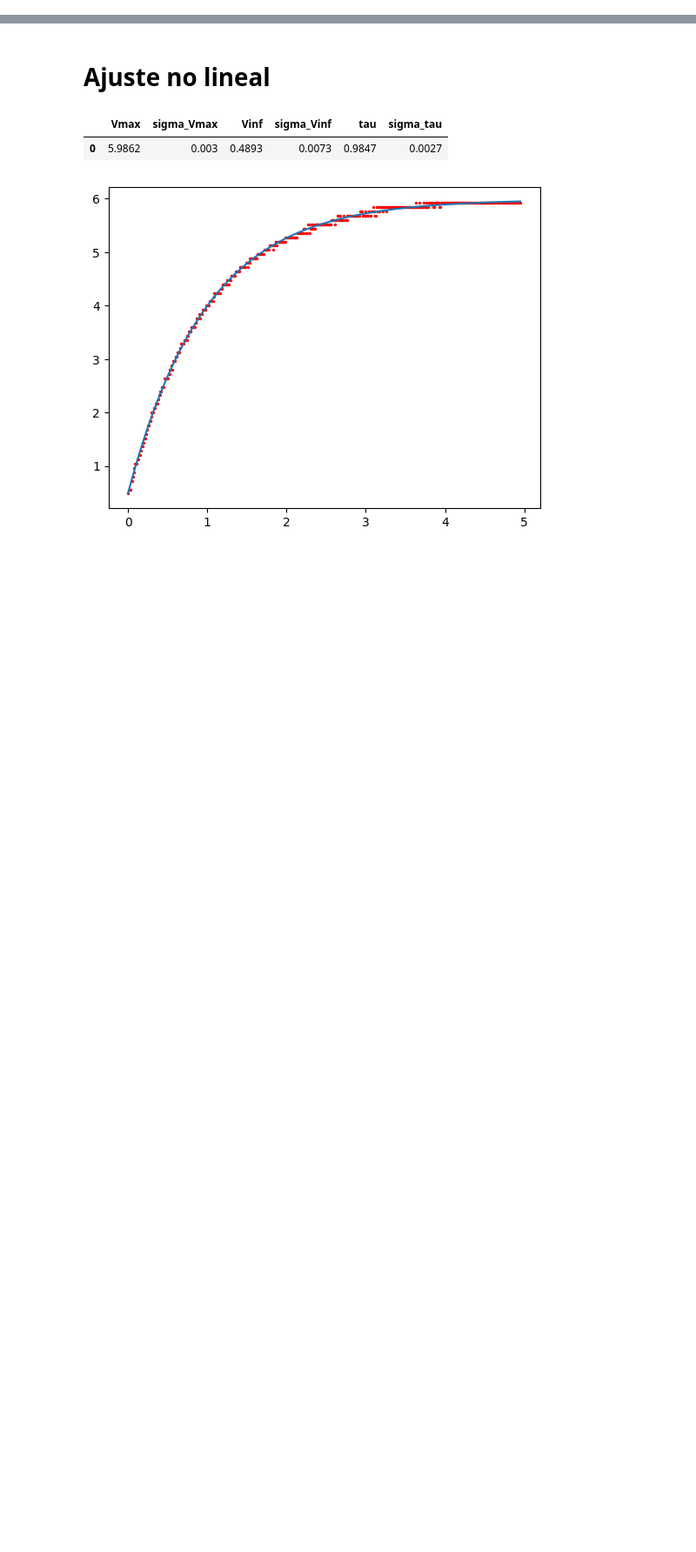
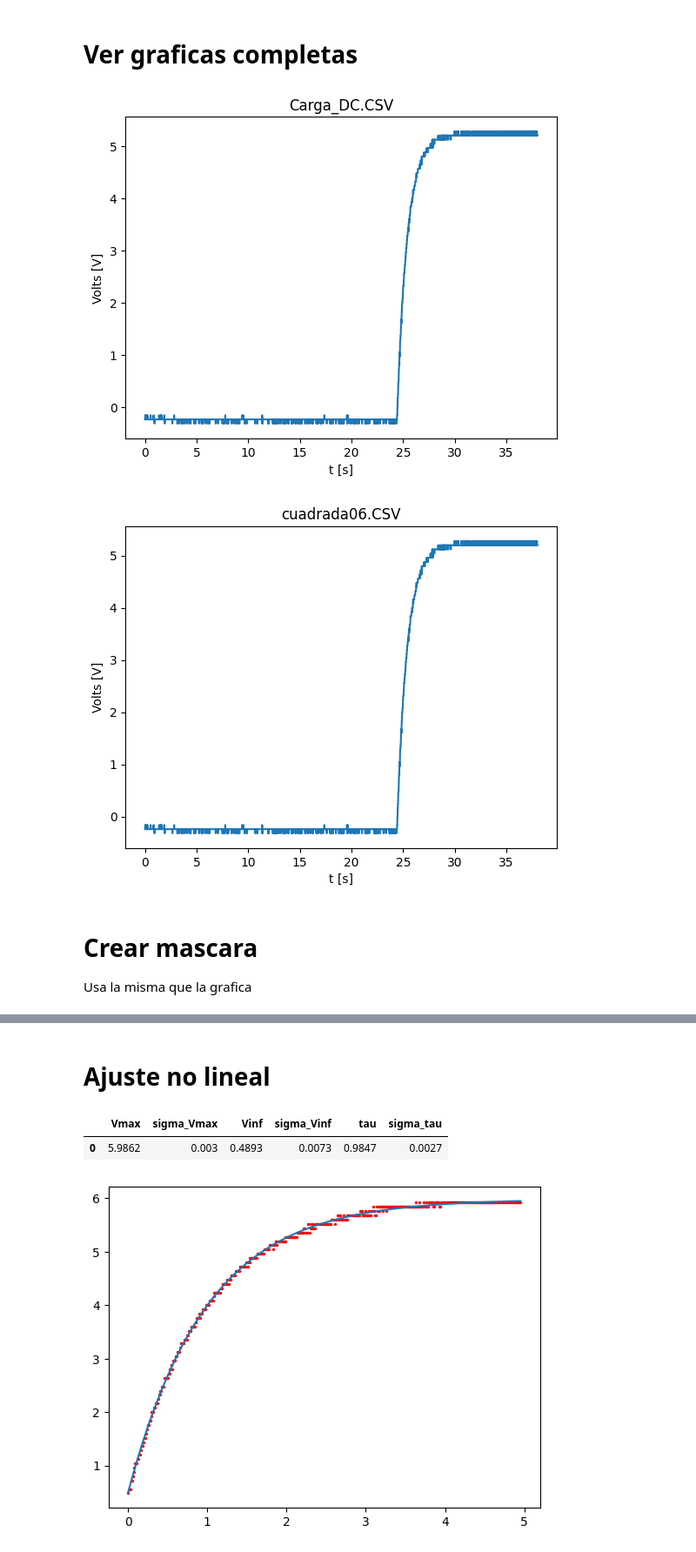
Before and after one commit to JesusBVR/LabElectronica2026, a Jupyter notebook: P2/grafica_osc.ipynb, the cells around one changed output, grey strips where cells are left out. Shown at 87% size. Cells and saved outputs as stored; diff of their text form; code cells hidden in the pictures; blank space fills up the shorter version.

```diff
--- a/P2/grafica_osc.ipynb
+++ b/P2/grafica_osc.ipynb
@@ -72,0 +123,21 @@ plt.show()
+# %% [markdown]
+# Ver graficas completas
+# %%
+### Testeo
+### Selecciona un archivo y muestra la grafica de los 2 canales
+### para configurar la mascara
+keys = list(fullData.keys())
+n = int(input('Numero del archivo (n par): \n').strip())			# Selecciona un archivo
+
+for i in (n, n+1):
+	plt.plot(*fullData[keys[n]])
+	plt.title(keys[i])
+	plt.xlabel('t [s]')
+	plt.ylabel('Volts [V]')
+	plt.show()
+# %% [output]
+[figure, added]
+[figure, added]
+# %% [markdown]
+# Crear mascara
+Usa la misma que la grafica
```
Also changed, not shown: parts of 10 cells of this notebook, 4 other files.
